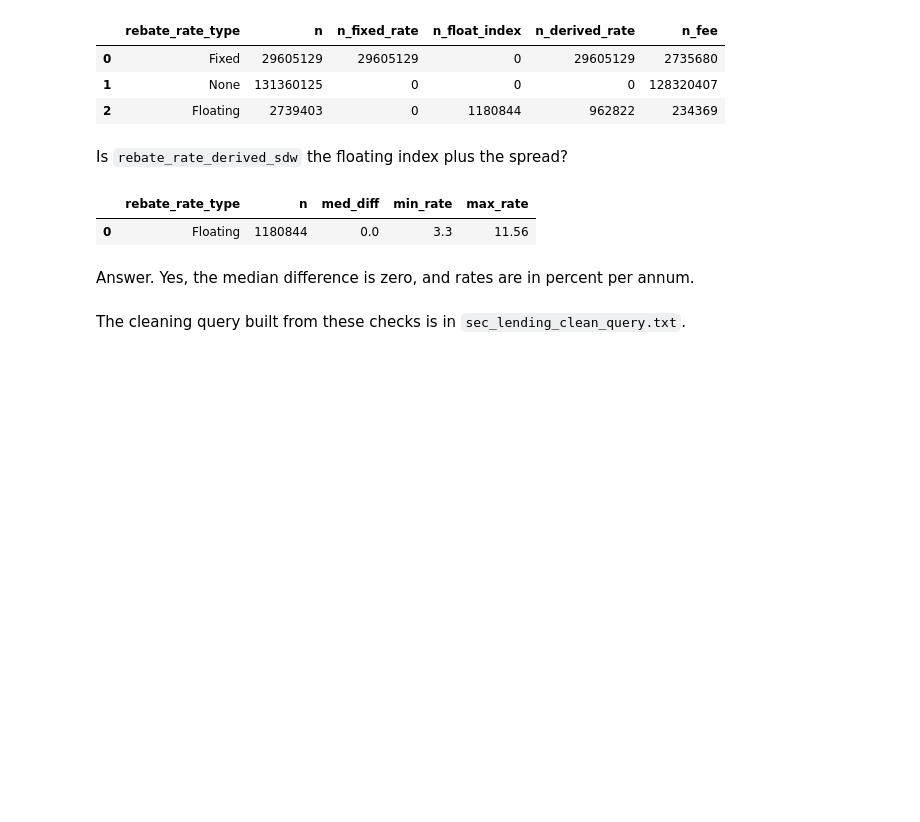
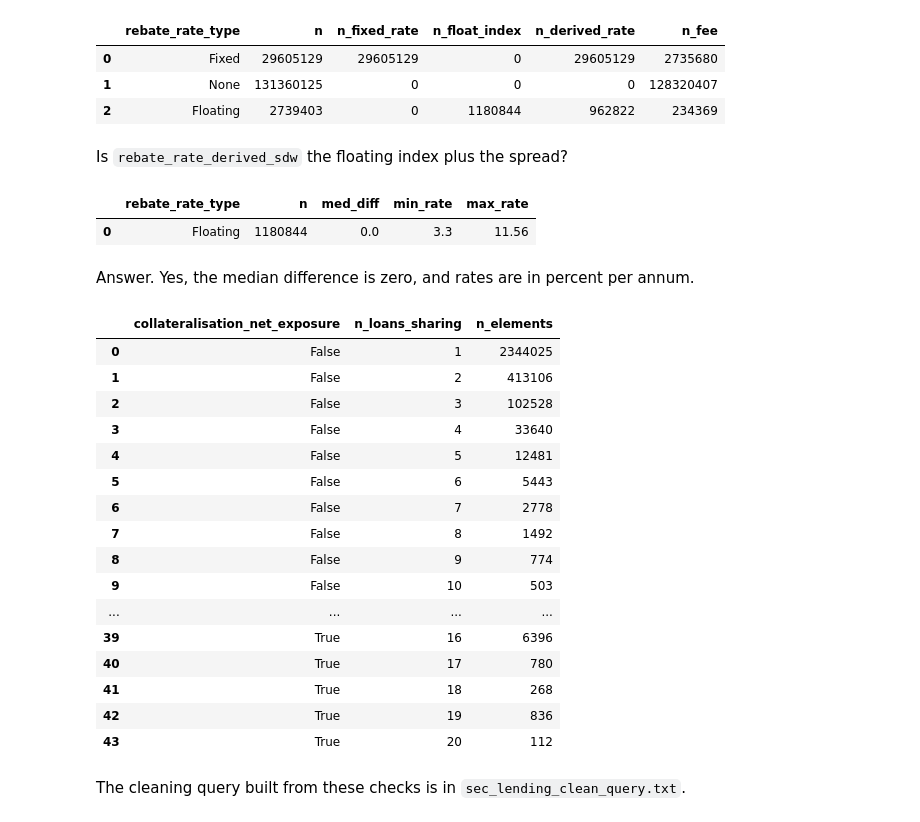
Before and after one commit to FelixHrms/sec_lending, a Jupyter notebook: data_structure.ipynb, the cells around one changed output. Drawn from its saved outputs; the diff is of its cells as text; code cells hidden in the pictures; blank space fills up the shorter version.

```diff
--- a/data_structure.ipynb
+++ b/data_structure.ipynb
@@ -404,5 +404,41 @@ df
 | 0 | Floating | 1180844 | 0.0 | 3.3 | 11.56 |
 # %% [markdown]
 Answer. Yes, the median difference is zero, and rates are in percent per annum.
+# %%
+query = f"""
+
+SELECT collateralisation_net_exposure, n_loans_sharing, COUNT(*) AS n_elements
+FROM (
+  SELECT t.collateralisation_net_exposure, t.reference_period,
+         t.reporting_cpty_id, t.other_cpty_id, e.id, e.market_value_eur,
+         COUNT(DISTINCT t.uti) AS n_loans_sharing
+  FROM crp_sftds_ecb.trade_states_securitieslending t, t.collateral_security e
+  WHERE t.tec_ruti IS NOT NULL AND t.tec_ruti <> ''
+  GROUP BY 1, 2, 3, 4, 5, 6
+) s
+GROUP BY 1, 2
+ORDER BY 1, 2;
+
+"""
+df = pd.read_sql_query(query, cnxn)
+df
+# %% [output]
+|  | collateralisation_net_exposure | n_loans_sharing | n_elements |
+| 0 | False | 1 | 2344025 |
+| 1 | False | 2 | 413106 |
+| 2 | False | 3 | 102528 |
+| 3 | False | 4 | 33640 |
+| 4 | False | 5 | 12481 |
+| 5 | False | 6 | 5443 |
+| 6 | False | 7 | 2778 |
+| 7 | False | 8 | 1492 |
+| 8 | False | 9 | 774 |
+| 9 | False | 10 | 503 |
+| ... | ... | ... | ... |
+| 39 | True | 16 | 6396 |
+| 40 | True | 17 | 780 |
+| 41 | True | 18 | 268 |
+| 42 | True | 19 | 836 |
+| 43 | True | 20 | 112 |
 # %% [markdown]
 The cleaning query built from these checks is in `sec_lending_clean_query.txt`.
```
Also changed, not shown: parts of 2 cells of this notebook.
